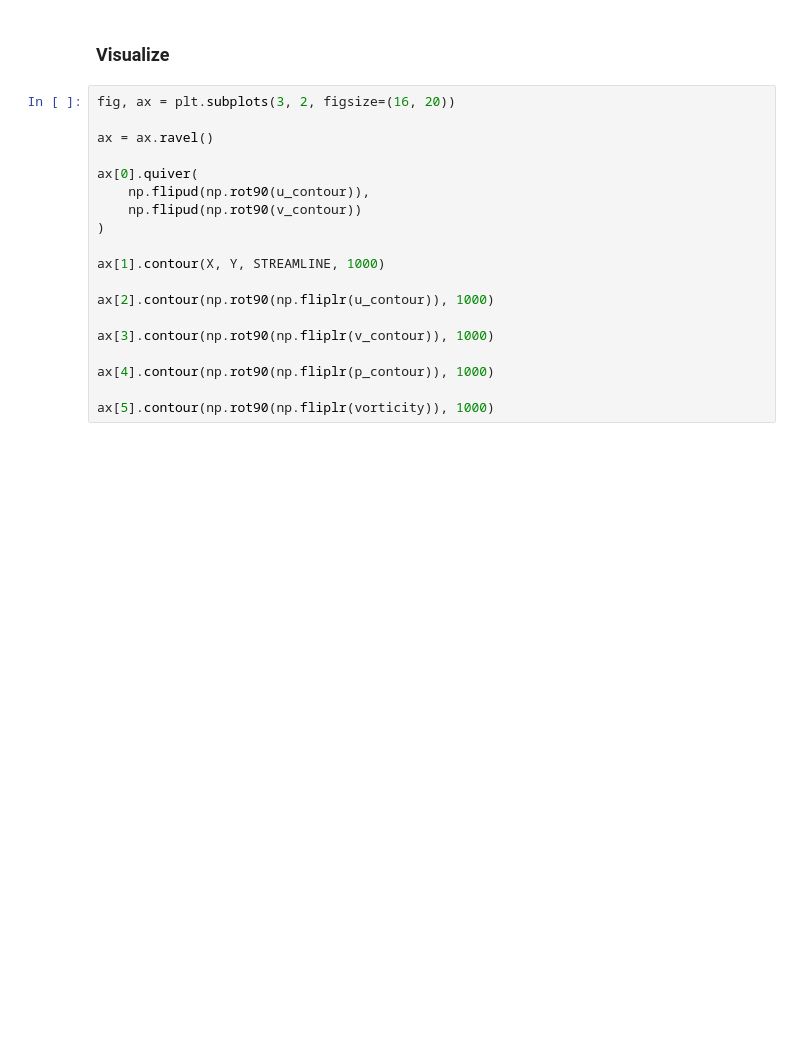
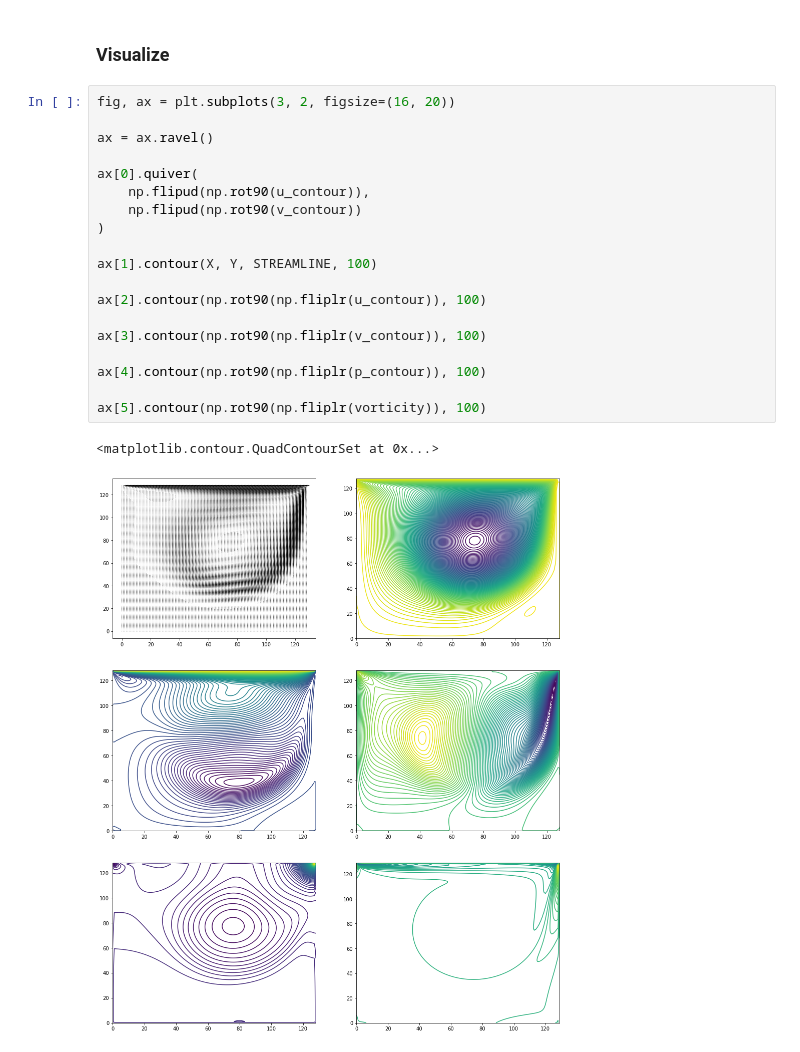
Before and after one commit to tdosreis/navier-stokes, a Jupyter notebook: navier-stokes-simulation.ipynb, the cells around one changed output. Cells and saved outputs as stored; diff of their text form; blank space fills up the shorter version.

Commit message:
Update plots

```diff
--- a/navier-stokes-simulation.ipynb
+++ b/navier-stokes-simulation.ipynb
@@ -56,19 +59,22 @@ X, Y, STREAMLINE, u_contour, v_contour, p_contour, vorticity = (
 # %%
 fig, ax = plt.subplots(3, 2, figsize=(16, 20))
 
 ax = ax.ravel()
 
 ax[0].quiver(
     np.flipud(np.rot90(u_contour)),
     np.flipud(np.rot90(v_contour))
 )
 
-ax[1].contour(X, Y, STREAMLINE, 1000)
+ax[1].contour(X, Y, STREAMLINE, 100)
 
-ax[2].contour(np.rot90(np.fliplr(u_contour)), 1000)
+ax[2].contour(np.rot90(np.fliplr(u_contour)), 100)
 
-ax[3].contour(np.rot90(np.fliplr(v_contour)), 1000)
+ax[3].contour(np.rot90(np.fliplr(v_contour)), 100)
 
-ax[4].contour(np.rot90(np.fliplr(p_contour)), 1000)
+ax[4].contour(np.rot90(np.fliplr(p_contour)), 100)
 
-ax[5].contour(np.rot90(np.fliplr(vorticity)), 1000)
+ax[5].contour(np.rot90(np.fliplr(vorticity)), 100)
+# %% [output]
+<matplotlib.contour.QuadContourSet at 0x...>
+[figure, added]
```
Also changed, not shown: parts of 2 cells of this notebook.
